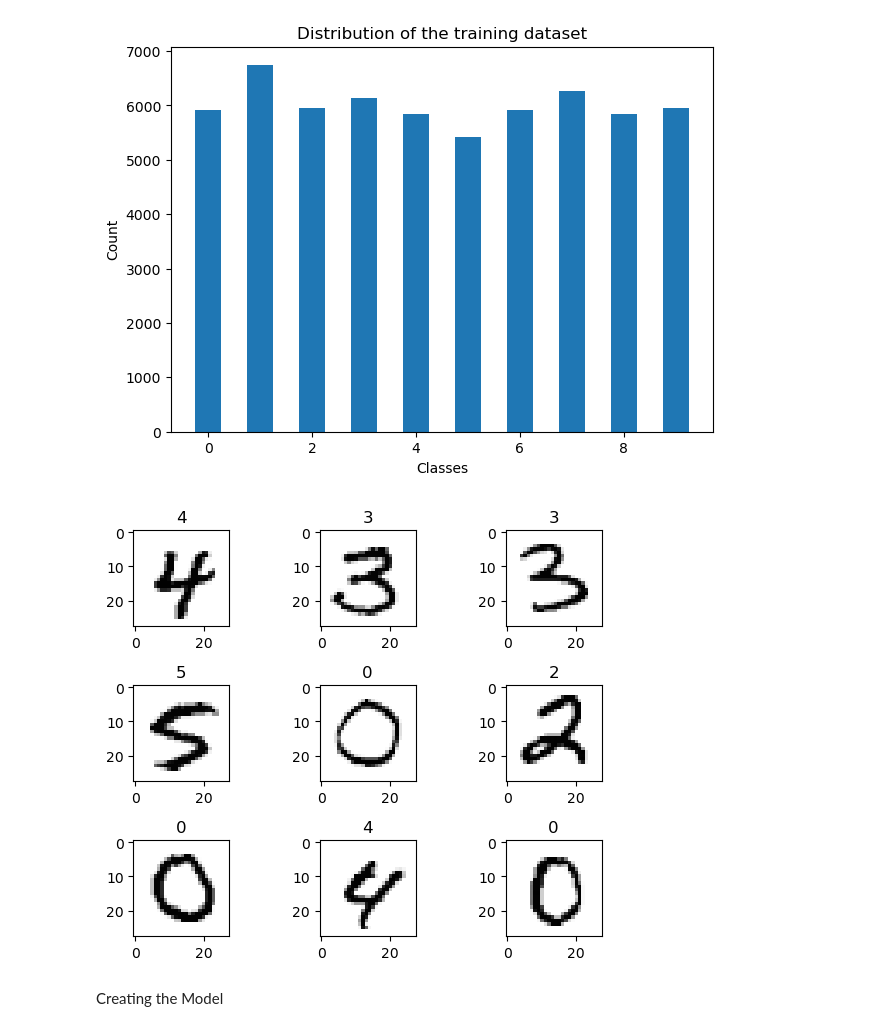
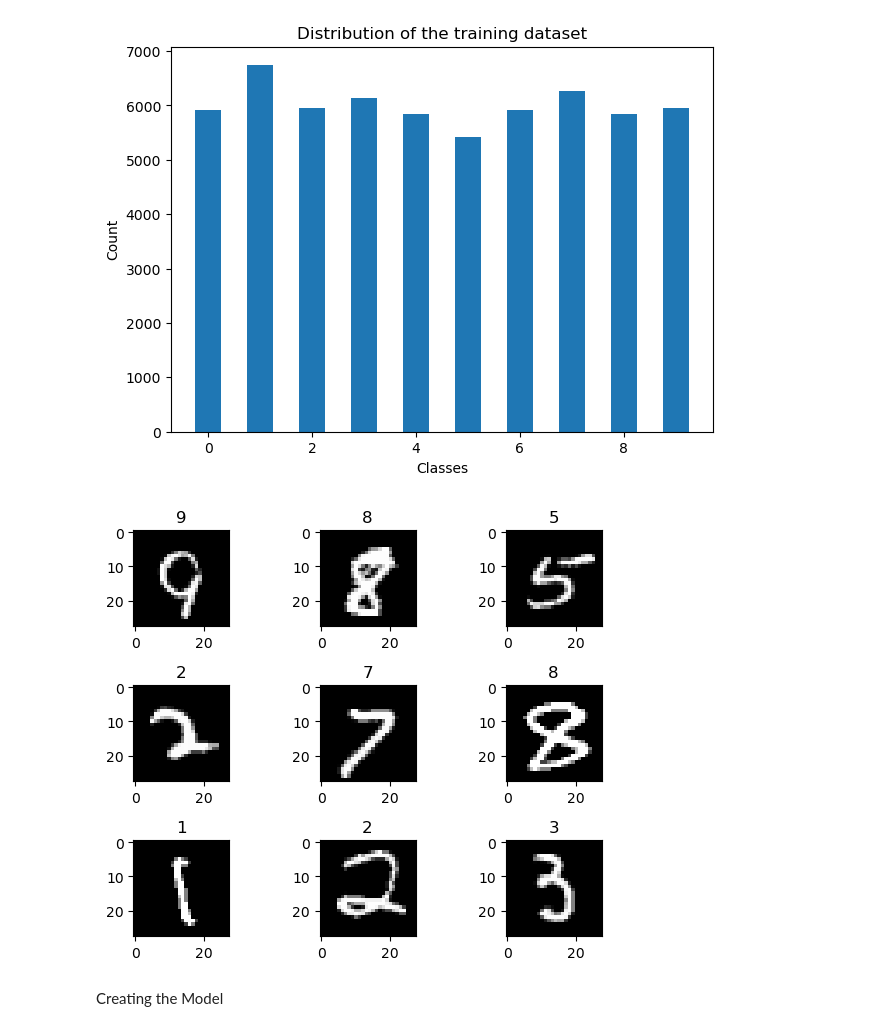
Before and after one commit to Prithvi2310/Digit-Recogniser, a Jupyter notebook: main.ipynb, the cells around one changed output. Drawn from its saved outputs; the diff is of its cells as text; code cells hidden in the pictures.

```diff
--- a/main.ipynb
+++ b/main.ipynb
@@ -45,13 +48,13 @@ plt.show()
 # %%
 fig,ax = plt.subplots(3,3)
 for i in range(3):
     for j in range(3):
         rand_num = np.random.randint(0,60000)
-        ax[i,j].imshow(X_train[rand_num],cmap='Greys')
+        ax[i,j].imshow(X_train[rand_num],cmap='gray')
         ax[i,j].set_title(y_train[rand_num])
         plt.tight_layout()
 # %% [output]
-[figure, old version]
+[figure, new version]
 # %%
 X_test = X_test.reshape((X_test.shape[0],28,28,1))
 input_shape = (28,28,1)
```
Also changed, not shown: parts of 4 cells of this notebook.
